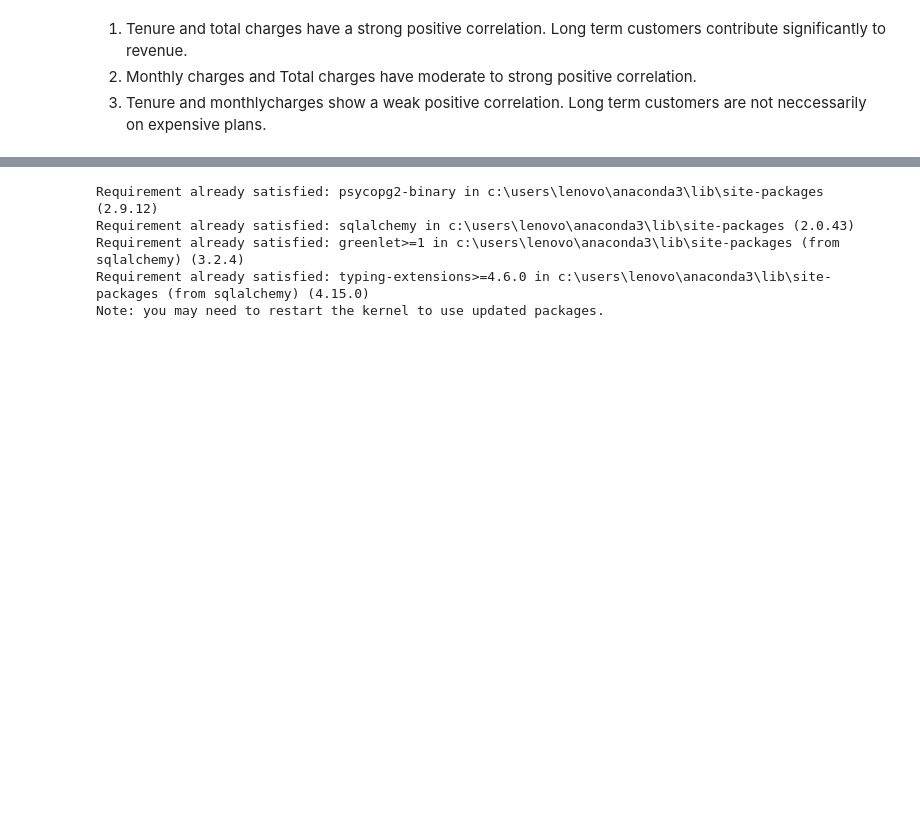
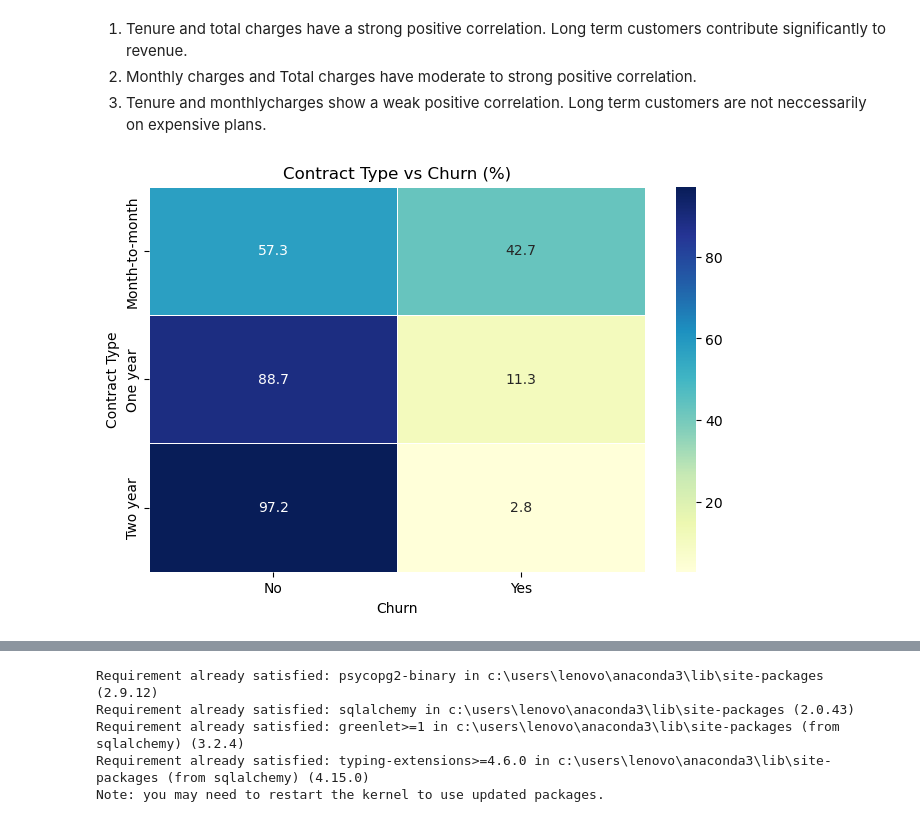
Before and after one commit to amillieypakhrin/telco_customer_churn_analysis, a Jupyter notebook: notebook/retention_analysis.ipynb, the cells around one changed output, grey strips where cells are left out. Saved outputs shown, nothing was run; the diff lists cells and outputs as text; code cells hidden in the pictures; blank space fills up the shorter version.

```diff
--- a/notebook/retention_analysis.ipynb
+++ b/notebook/retention_analysis.ipynb
@@ -416,0 +424,25 @@ plt.show()
+# %%
+#correlation between churn and Contract type
+contract_churn_pct = pd.crosstab(
+    df['Contract'],
+    df['Churn'],
+    normalize='index'
+) * 100
+
+plt.figure(figsize=(8,5))
+
+sns.heatmap(
+    contract_churn_pct,
+    annot=True,
+    fmt='.1f',
+    cmap='YlGnBu',
+    linewidths=0.5
+)
+
+plt.title('Contract Type vs Churn (%)')
+plt.xlabel('Churn')
+plt.ylabel('Contract Type')
+
+plt.show()
+# %% [output]
+[figure, added]
```
Also changed, not shown: parts of 7 cells of this notebook, 5 other files.
